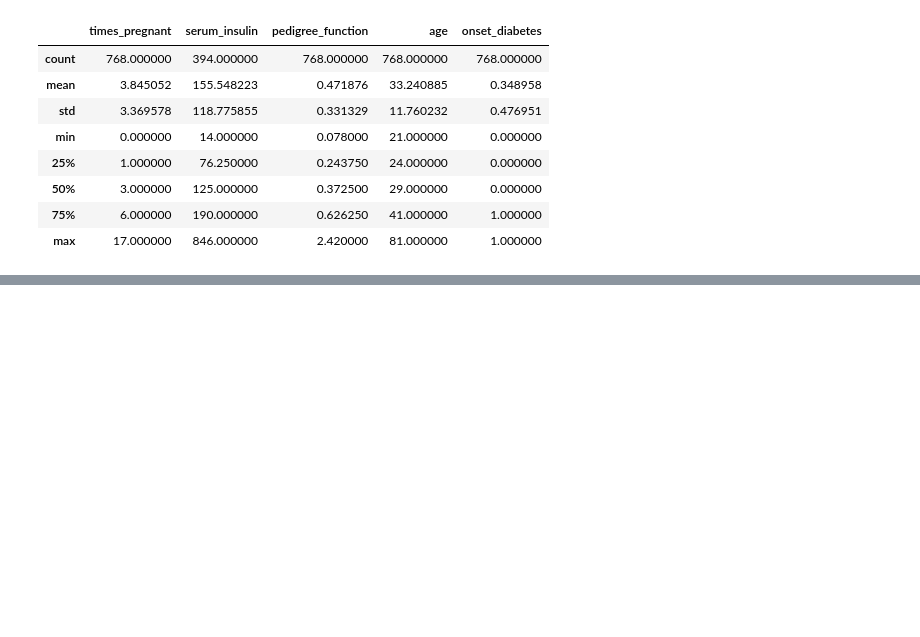
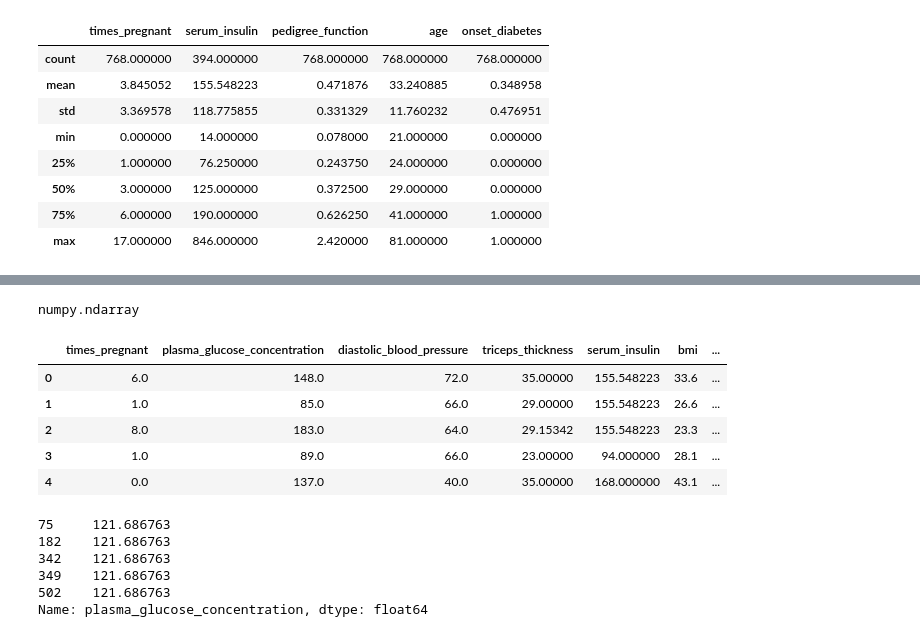
Before and after one commit to yungshun317/feature-improvement, a Jupyter notebook: pima_indians_diabetes_database.ipynb, the cells around one changed output, grey strips where cells are left out. Drawn from its saved outputs; the diff is of its cells as text; code cells hidden in the pictures; blank space fills up the shorter version.

Commit message:
Use the fillna method and the Imputer to replace all of the None values with the mean value of the rest

```diff
--- a/pima_indians_diabetes_database.ipynb
+++ b/pima_indians_diabetes_database.ipynb
@@ -184,0 +202,3 @@ pima.describe()
+# %%
+# Fill the column's missing values with the mean of the rest of the column
+pima['plasma_glucose_concentration'].fillna(pima['plasma_glucose_concentration'].mean(), inplace=True)
@@ -184,0 +229,31 @@ pima.describe()
+# %%
+imputer = Imputer(strategy='mean')
+# %%
+pima_imputed = imputer.fit_transform(pima)
+# %%
+# Comes out as an array
+type(pima_imputed)
+# %% [output]
+numpy.ndarray
+# %%
+pima_imputed = pd.DataFrame(pima_imputed, columns=pima.columns)
+# %%
+# Notice for example the triceps_thickness missing values were replaced with 29.15342
+pima_imputed.head()
+# %% [output]
+|  | times_pregnant | plasma_glucose_concentration | diastolic_blood_pressure | triceps_thickness | serum_insulin | bmi | ... |
+| 0 | 6.0 | 148.0 | 72.0 | 35.00000 | 155.548223 | 33.6 | ... |
+| 1 | 1.0 | 85.0 | 66.0 | 29.00000 | 155.548223 | 26.6 | ... |
+| 2 | 8.0 | 183.0 | 64.0 | 29.15342 | 155.548223 | 23.3 | ... |
+| 3 | 1.0 | 89.0 | 66.0 | 23.00000 | 94.000000 | 28.1 | ... |
+| 4 | 0.0 | 137.0 | 40.0 | 35.00000 | 168.000000 | 43.1 | ... |
+# %%
+# Same values as we obtained with fillna
+pima_imputed.loc[empty_plasma_index]['plasma_glucose_concentration']
+# %% [output]
+75     121.686763
+182    121.686763
+342    121.686763
+349    121.686763
+502    121.686763
+Name: plasma_glucose_concentration, dtype: float64
```
Also changed, not shown: parts of 8 cells of this notebook.
